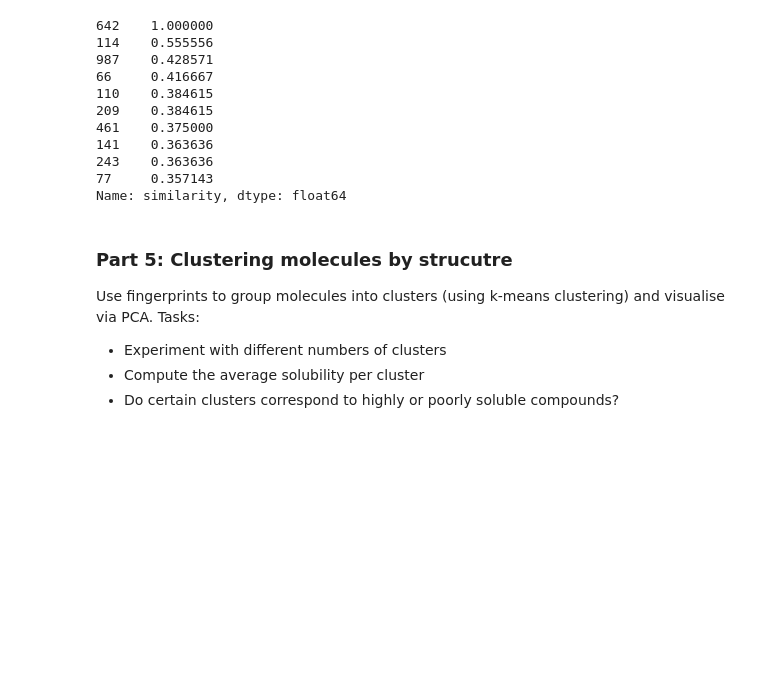
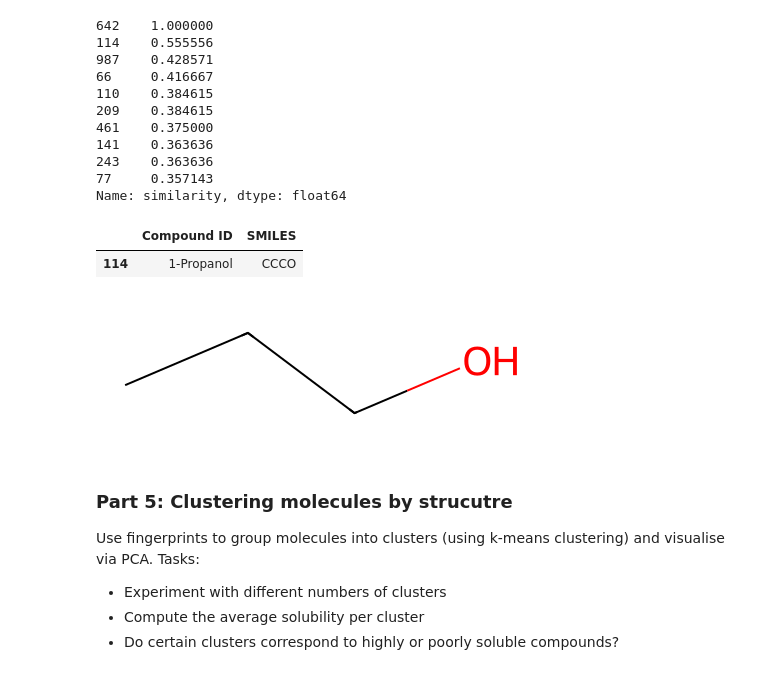
Before and after one commit to mircodill/DSA103, a Jupyter notebook: LifeScienceData/lecture13/RDKIt_Workshop.ipynb, the cells around one changed output. Drawn from its saved outputs; the diff is of its cells as text; code cells hidden in the pictures; blank space fills up the shorter version.

```diff
--- a/LifeScienceData/lecture13/RDKIt_Workshop.ipynb
+++ b/LifeScienceData/lecture13/RDKIt_Workshop.ipynb
@@ -248,6 +248,14 @@ df['similarity'].nlargest(10)
 243    0.363636
 77     0.357143
 Name: similarity, dtype: float64
+# %%
+display(df.loc[[114], ["Compound ID", "SMILES"]])
+ccco = Chem.MolFromSmiles(df["SMILES"][114])
+ccco
+# %% [output]
+|  | Compound ID | SMILES |
+| 114 | 1-Propanol | CCCO |
+[figure, added]
 # %% [markdown]
 ### Part 5: Clustering molecules by strucutre
 
```
Also changed, not shown: parts of 16 cells of this notebook.
